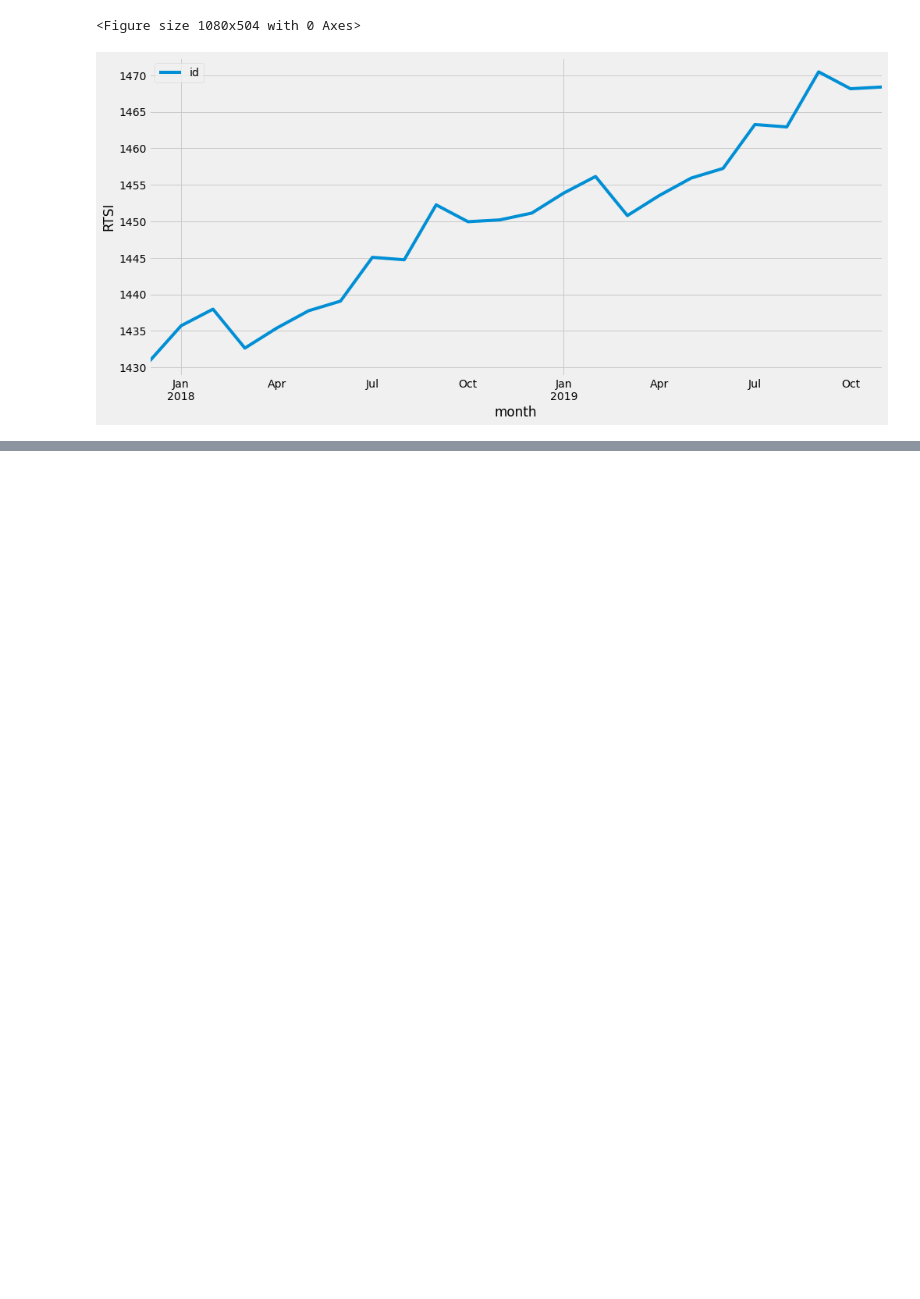
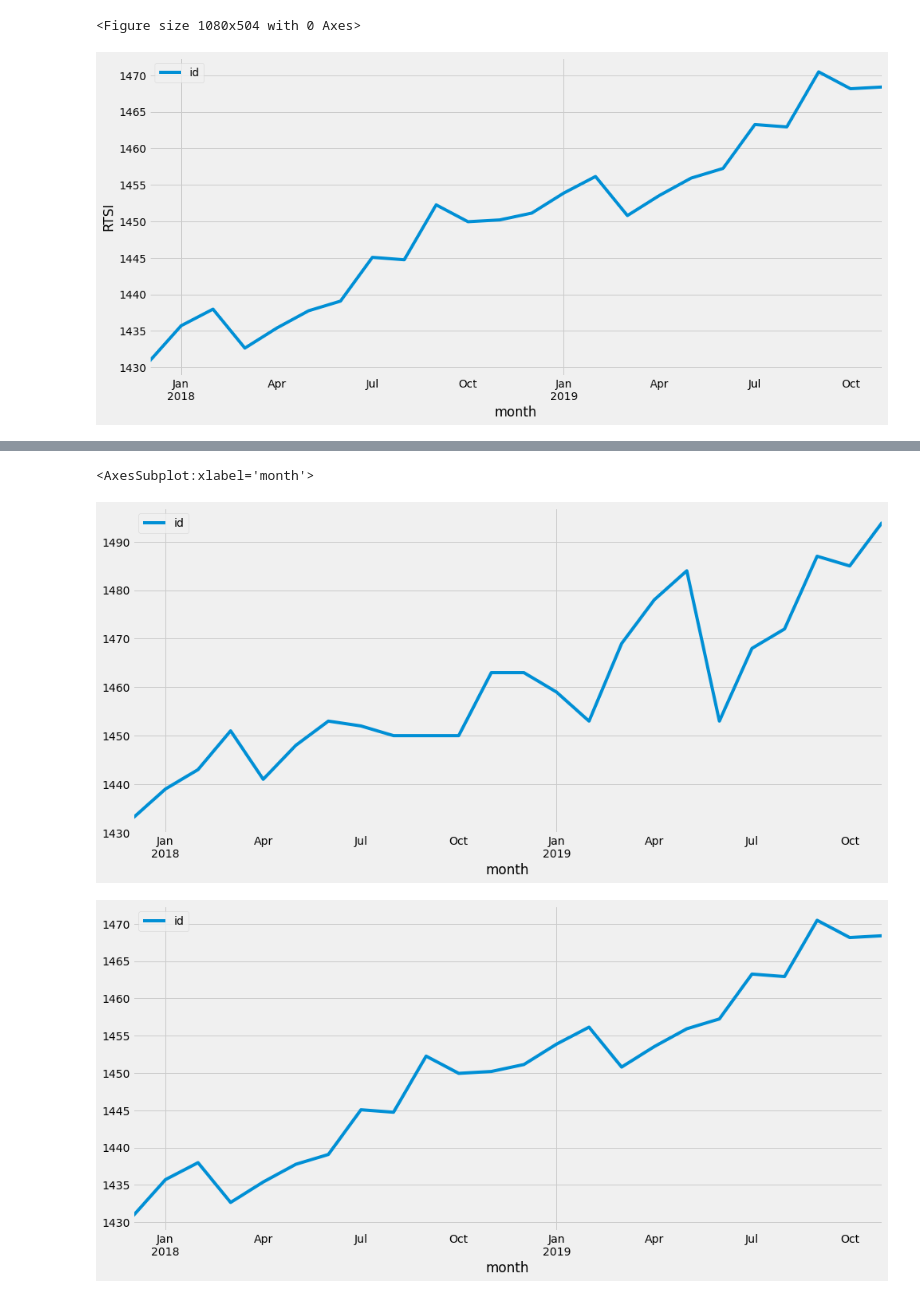
Before and after one commit to Alexbotduglas/old-Files-Trash-, a Jupyter notebook: SARIMA_1998-2017.ipynb, the cells around one changed output, grey strips where cells are left out. Saved outputs shown, nothing was run; the diff lists cells and outputs as text; code cells hidden in the pictures; blank space fills up the shorter version.

```diff
--- a/SARIMA_1998-2017.ipynb
+++ b/SARIMA_1998-2017.ipynb
@@ -432,0 +441,7 @@ r_square_value : -2.5754454592294094
+# %%
+y_true.plot()
+y_pred.plot()
+# %% [output]
+<AxesSubplot:xlabel='month'>
+[figure, added]
+[figure, added]
```
Also changed, not shown: parts of 16 cells of this notebook.
